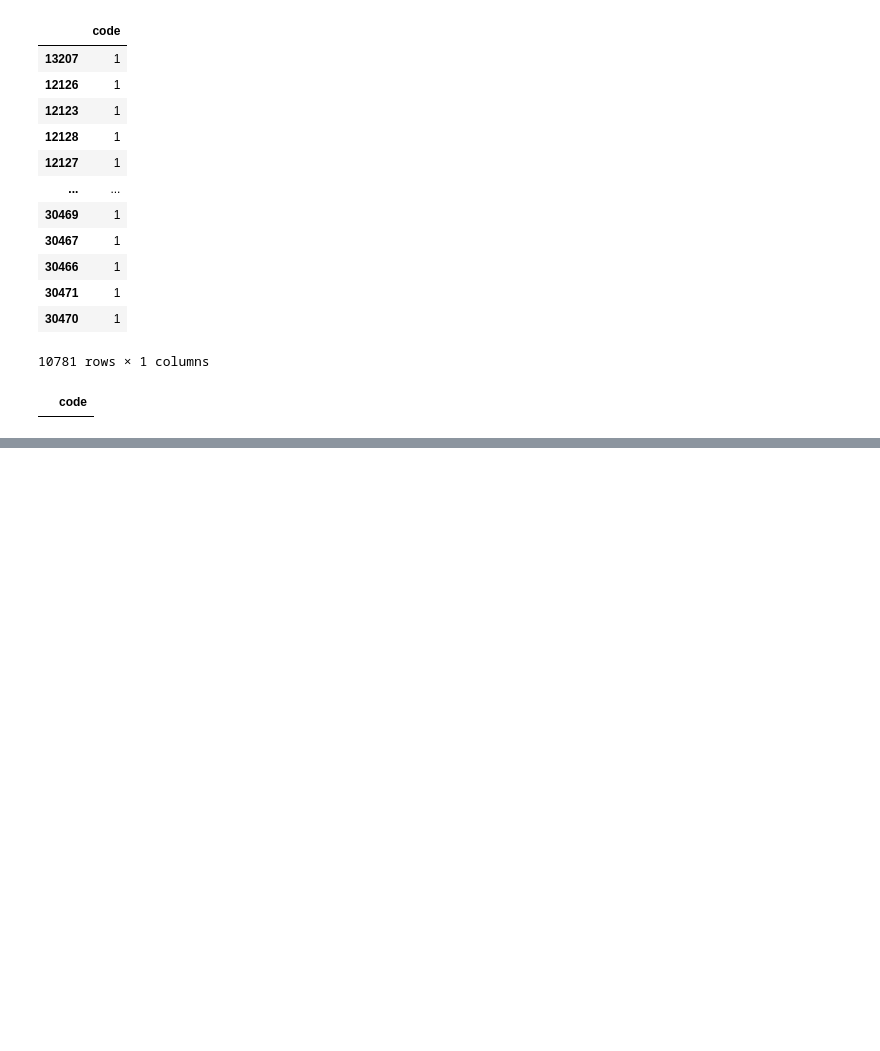
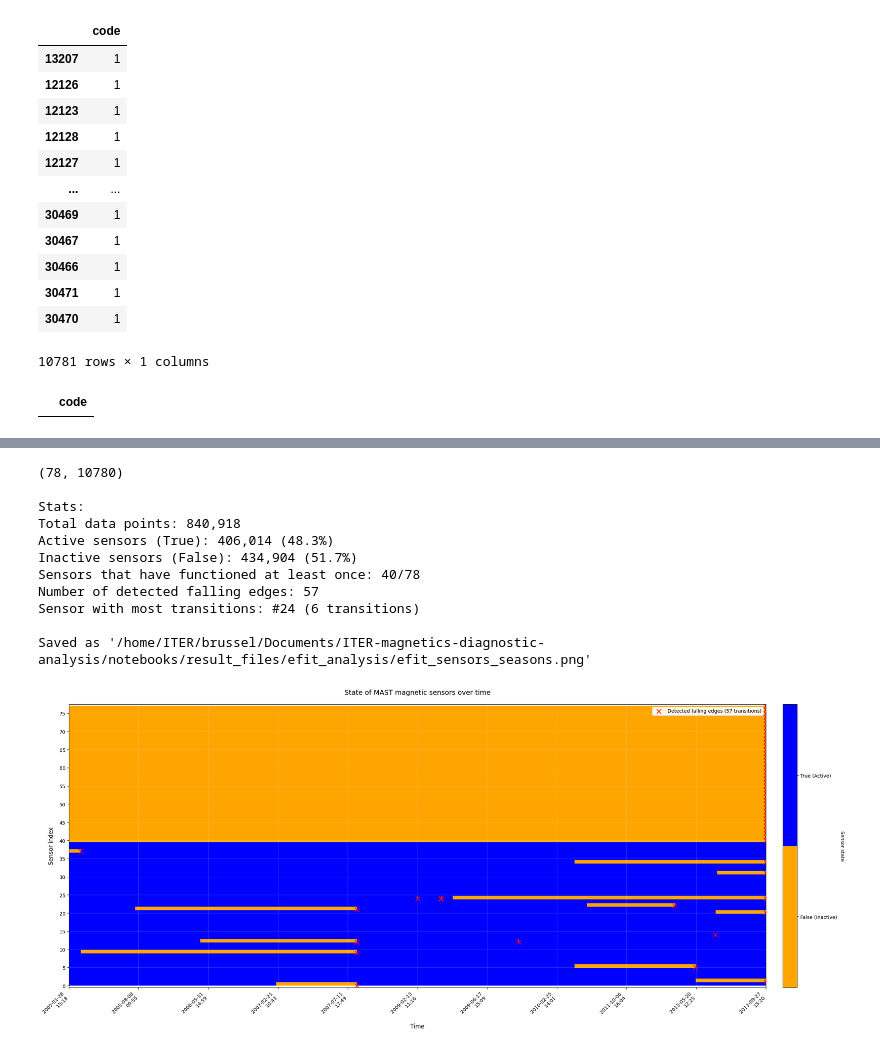
Before and after one commit to LouisBrusset/ITER-magnetics-diagnostic-analysis, a Jupyter notebook: notebooks/experiments/efit++_analysis.ipynb, the cells around one changed output, grey strips where cells are left out. Cells and saved outputs as stored; diff of their text form; code cells hidden in the pictures; blank space fills up the shorter version.

Commit message:
EFIT good reconstructions Detection in the lifetime

```diff
--- a/notebooks/experiments/efit++_analysis.ipynb
+++ b/notebooks/experiments/efit++_analysis.ipynb
@@ -637,0 +772,6 @@ shots_with_fwtmp_with_changes
+# %%
+path = Path().absolute().parent / "result_files/efit_analysis" / "efit_analysis_with_timestamps.csv"
+path.parent.mkdir(parents=True, exist_ok=True)
+variable_presence_all.to_csv(path)
+# %%
+variable_presence_all = pd.read_csv(path, index_col=0)
@@ -637,0 +869,15 @@ shots_with_fwtmp_with_changes
+# %%
+plot_efit_seasonal_breaks(variable_presence_all, save=True)
+# %% [output]
+(78, 10780)
+
+Stats:
+Total data points: 840,918
+Active sensors (True): 406,014 (48.3%)
+Inactive sensors (False): 434,904 (51.7%)
+Sensors that have functioned at least once: 40/78
+Number of detected falling edges: 57
+Sensor with most transitions: #24 (6 transitions)
+
+Saved as '/home/ITER/brussel/Documents/ITER-magnetics-diagnostic-analysis/notebooks/result_files/efit_analysis/efit_sensors_seasons.png'
+[figure, added]
```
Also changed, not shown: parts of 8 cells of this notebook, 3 other files.
